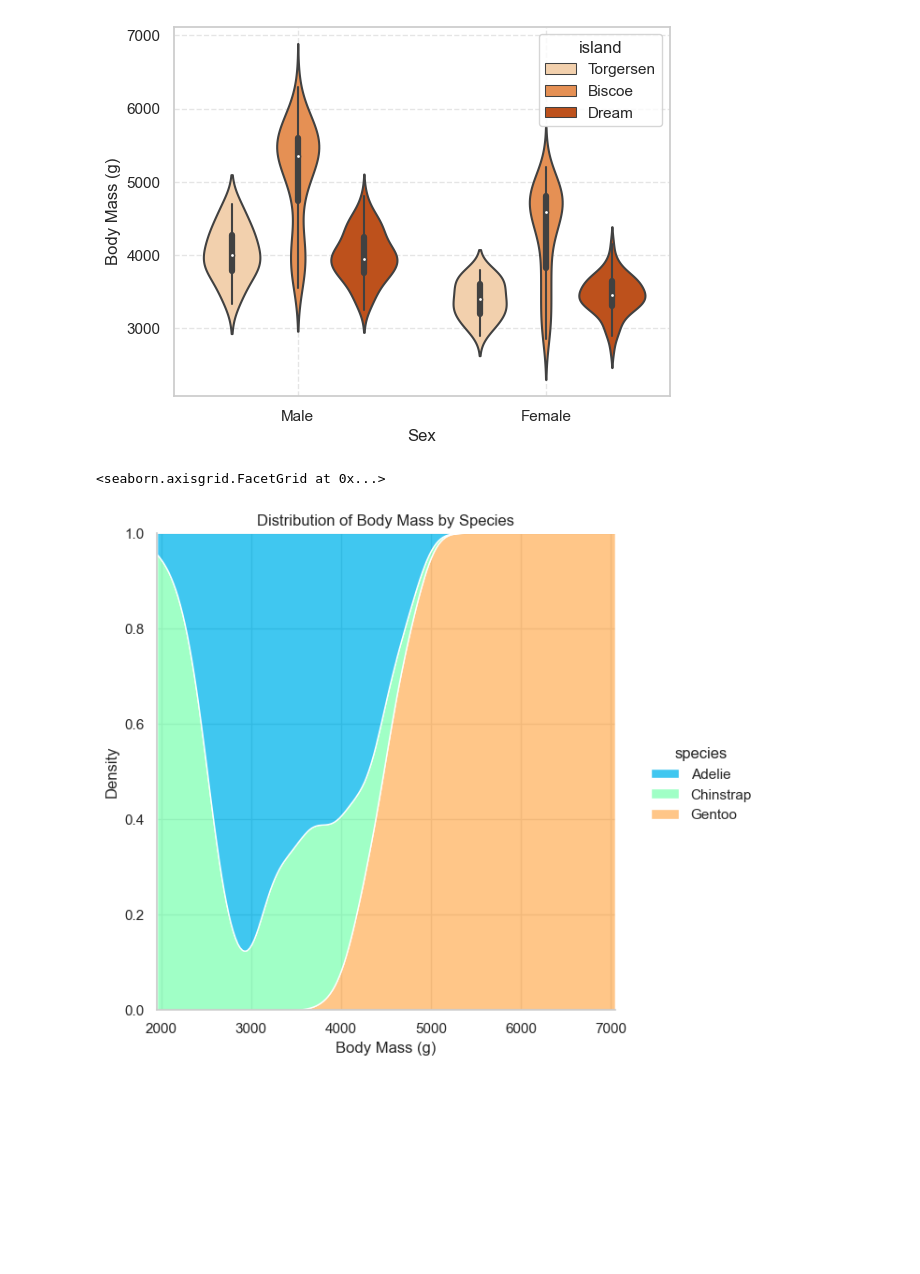
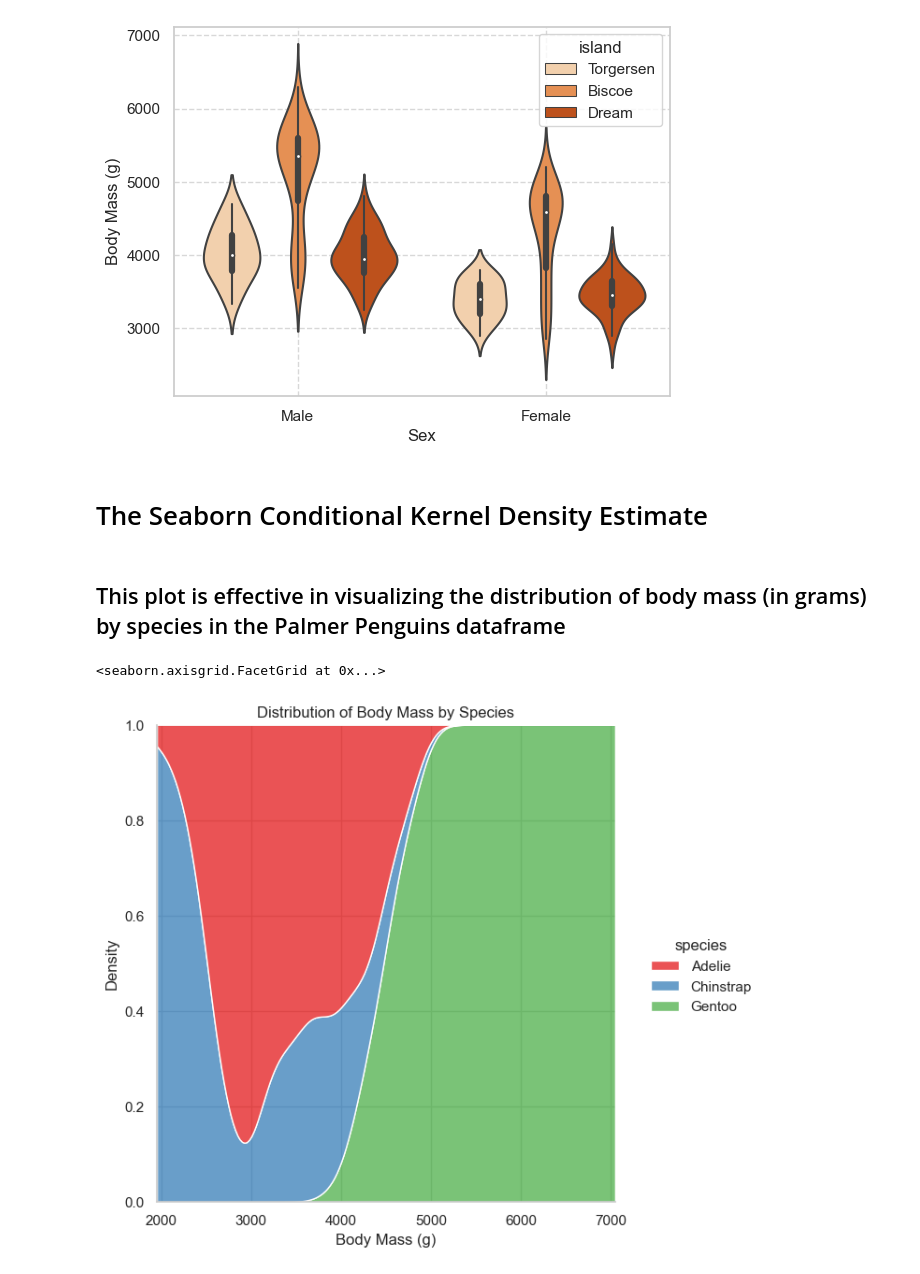
Before and after one commit to saingersoll/squirrel-gurlz, a Jupyter notebook: nbs/Kate2.ipynb, the cells around one changed output. Saved outputs shown, nothing was run; the diff lists cells and outputs as text; code cells hidden in the pictures; blank space fills up the shorter version.

Commit message:
annotating graphs

```diff
--- a/nbs/Kate2.ipynb
+++ b/nbs/Kate2.ipynb
@@ -48,21 +62,28 @@ plt.ylabel("Body Mass (g)")
 # %% [output]
 Text(0, 0.5, 'Body Mass (g)')
 [figure]
+# %% [markdown]
+# The Seaborn Conditional Kernel Density Estimate
+# %% [markdown]
+## This plot is effective in visualizing the distribution of body mass (in grams) by species in the Palmer Penguins dataframe
 # %%
+#Sets the Seaborn theme to whitegrid which provides a white background with gridlines
 sns.set_theme(style="whitegrid")
 
-displot = sns.displot(
-    data=penguins,
-    x="body_mass_g", hue="species",
-    kind="kde", height=6,
-    multiple="fill", clip=(0, None),
-    palette="rainbow",
+displot = sns.displot( #Creates the distribution plot sns.displot(...)
+    data=penguins, #dataframe
+    x="body_mass_g",
+    hue="species", #Indicates the specific colors used to distinguish between species
+    kind="kde", #Specifies that a kernel density estimation (KDE) plot is used to visualize distribution. KDE is a smoothed representation of the probability density of the data.
+    height=6, #Sets height of plot to 6 inches
+    multiple="fill", #Normalizes the KDEs to fill plot area
+    palette="Set1", #Creates the color palette, effective for colorblindness
 )
 
-displot.set(title = "Distribution of Body Mass by Species")
-displot.set_axis_labels(x_var = "Body Mass (g)")
+displot.set(title = "Distribution of Body Mass by Species") #Creates title
+displot.set_axis_labels(x_var = "Body Mass (g)") #Creates unique axis labels
 
-#Did not set x limits to begin at 0 because there is no data for body mass below 2000g
+#Did not set x limits to begin at 0 because there is no data for body mass below 2000g and therefore creates a blank in the graph
 # %% [output]
 <seaborn.axisgrid.FacetGrid at 0x...>
-[figure, old version]
+[figure, new version]
```
Also changed, not shown: parts of 8 cells of this notebook.
